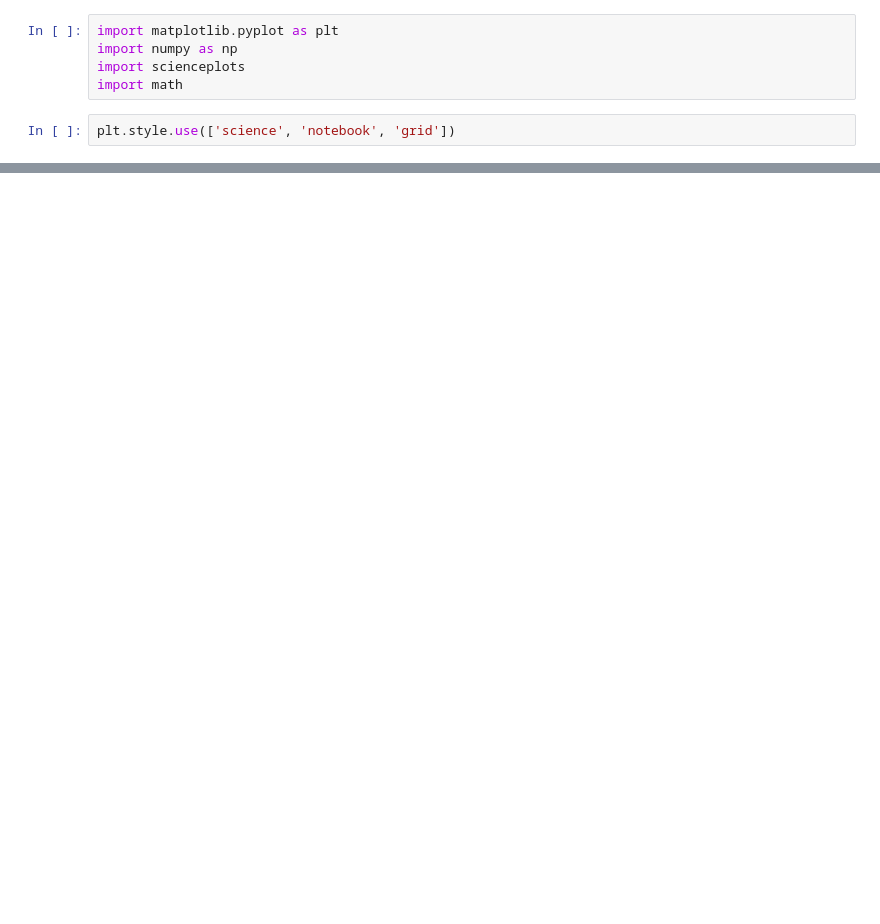
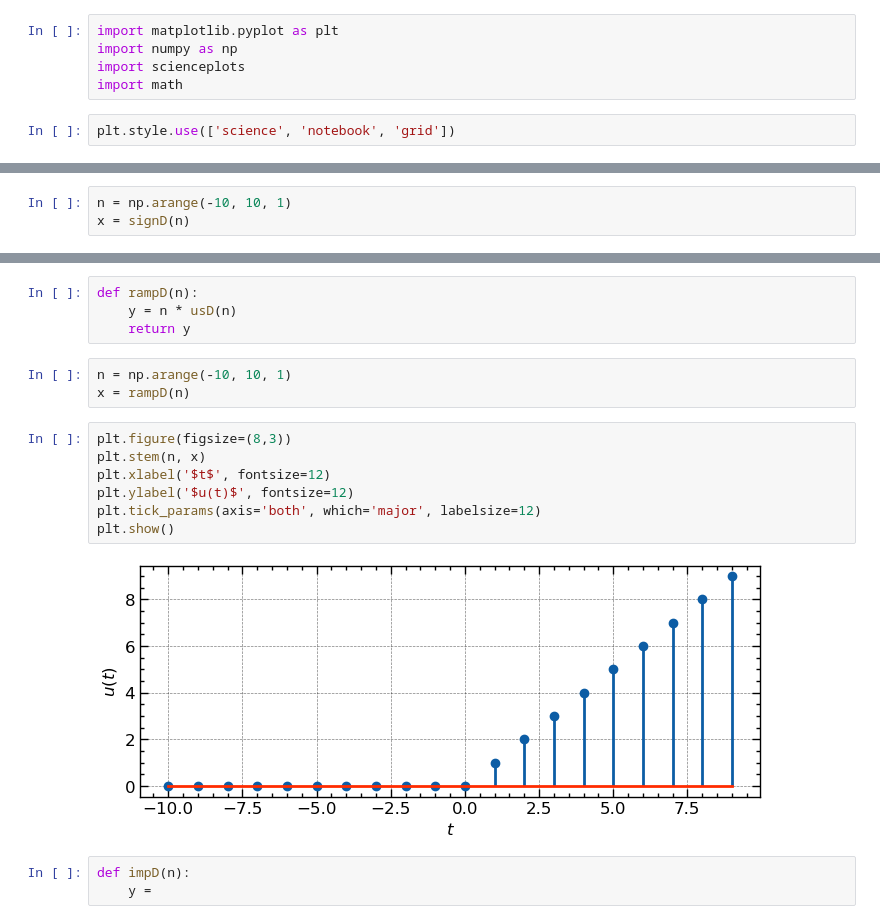
Before and after one commit to mshong/signals_systems, a Jupyter notebook: Chap3_Descrete Signals.ipynb, the cells around one changed output, grey strips where cells are left out. Saved outputs shown, nothing was run; the diff lists cells and outputs as text; blank space fills up the shorter version.

```diff
--- a/Chap3_Descrete Signals.ipynb
+++ b/Chap3_Descrete Signals.ipynb
@@ -16,0 +28,3 @@ plt.stem(x, y)
+# %%
+n = np.arange(-10, 10, 1)
+x = signD(n)
@@ -16,0 +40,19 @@ plt.stem(x, y)
+# %%
+def rampD(n):
+    y = n * usD(n)
+    return y
+# %%
+n = np.arange(-10, 10, 1)
+x = rampD(n)
+# %%
+plt.figure(figsize=(8,3))
+plt.stem(n, x)
+plt.xlabel('$t$', fontsize=12)
+plt.ylabel('$u(t)$', fontsize=12)
+plt.tick_params(axis='both', which='major', labelsize=12)
+plt.show()
+# %% [output]
+[figure, added]
+# %%
+def impD(n):
+    y =
```
Also changed, not shown: parts of 6 cells of this notebook.
